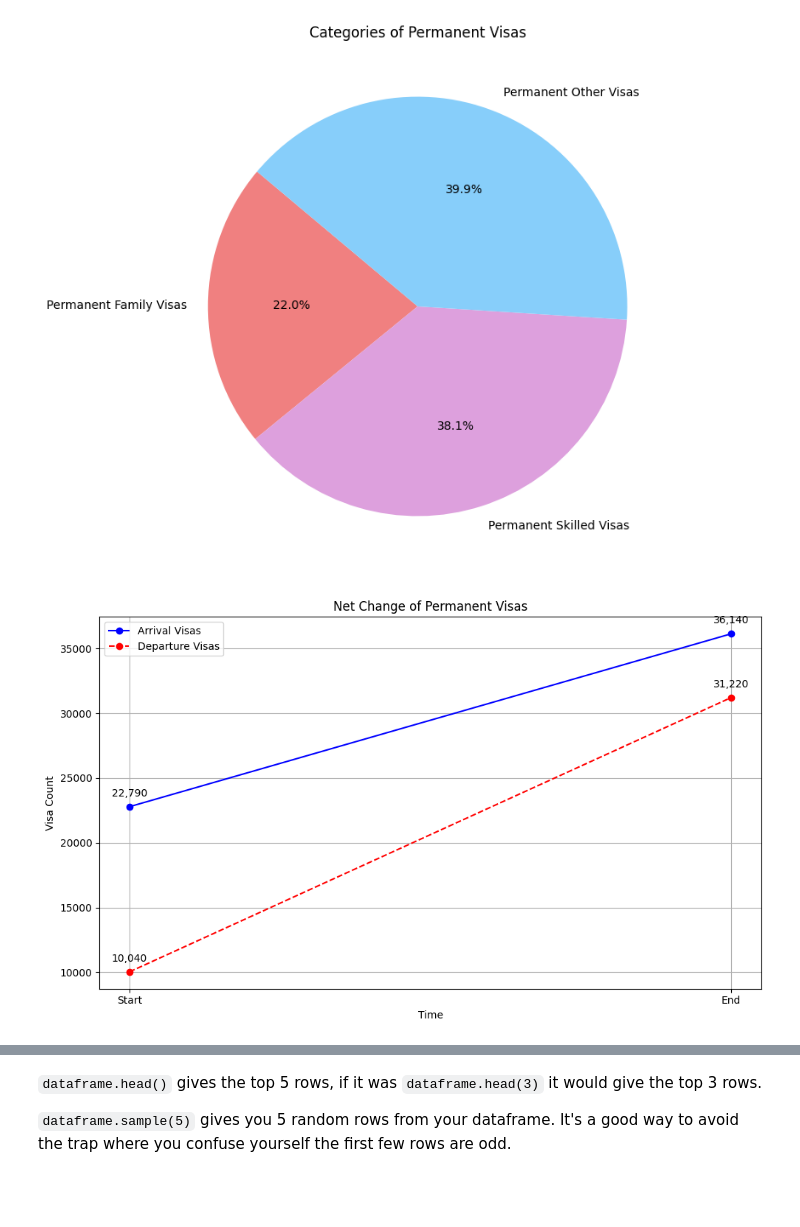
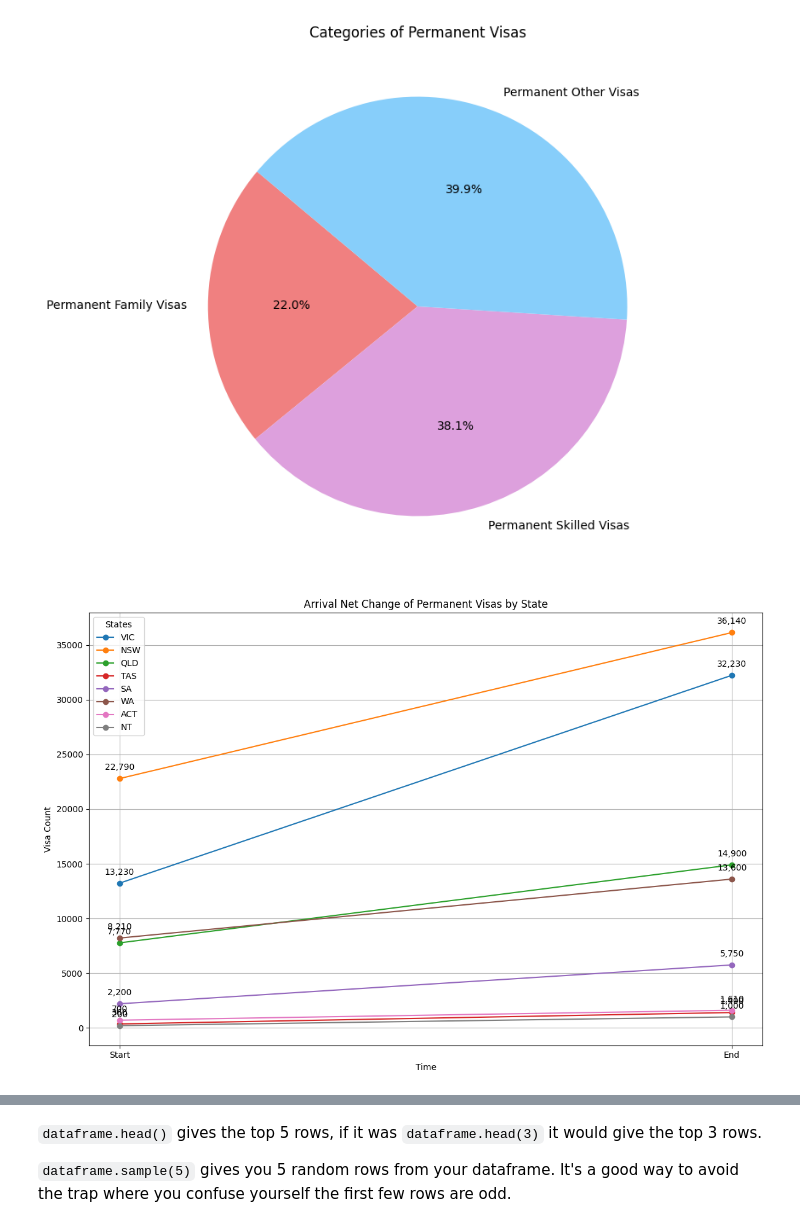
Before and after one commit to amelia-hov/travel_dataproject, a Jupyter notebook: data_introduction/Travel_Data_Project.ipynb, the cells around one changed output, grey strips where cells are left out. Cells and saved outputs as stored; diff of their text form; code cells hidden in the pictures; blank space fills up the shorter version.

Commit message:
With Net changes graphs

```diff
--- a/data_introduction/Travel_Data_Project.ipynb
+++ b/data_introduction/Travel_Data_Project.ipynb
@@ -658,45 +625,34 @@ plt.show()
 # %% [output]
 [figure]
 # %%
-starting_value1 = 22790  # Replace with actual starting value for Dataset 1
-ending_value1 = 36140    # Replace with actual ending value for Dataset 1
-
-# Define the values for the second dataset
-starting_value2 = 10040  # Replace with actual starting value for Dataset 2
-ending_value2 = 31220   # Replace with actual ending value for Dataset 2
+states = ['VIC', 'NSW', 'QLD', 'TAS', 'SA', 'WA', 'ACT', 'NT']
+starting_values = [13230, 22790, 7770, 360, 2200, 8210, 700, 200]  # Replace with actual starting values for each state
+ending_values = [32230, 36140, 14900, 1400, 5750, 13600, 1610, 1000]  # Replace with actual ending values for each state
 
 # Data for plotting
 categories = ['Start', 'End']
-values1 = [starting_value1, ending_value1]  # Data for the first line
-values2 = [starting_value2, ending_value2]  # Data for the second line
 
-# Plot the data
-plt.figure(figsize=(10, 6))
+plt.figure(figsize=(12, 8))
 
-# First line
-plt.plot(categories, values1, marker='o', linestyle='-', color='b', label='Arrival Visas')
+# Plot data for each state
+for i, state in enumerate(states):
+    plt.plot(categories, [starting_values[i], ending_values[i]], marker='o', linestyle='-', label=f'{state}')
 
-# Second line
-plt.plot(categories, values2, marker='o', linestyle='--', color='r', label='Departure Visas')
-
-# Annotate the points
-for i, value in enumerate(values1):
-    plt.annotate(f'{value:,}', (categories[i], values1[i]), textcoords="offset points", xytext=(0,10), ha='center')
-
-for i, value in enumerate(values2):
-    plt.annotate(f'{value:,}', (categories[i], values2[i]), textcoords="offset points", xytext=(0,10), ha='center')
+    # Annotate the points
+    plt.annotate(f'{starting_values[i]:,}', (categories[0], starting_values[i]), textcoords="offset points", xytext=(0,10), ha='center')
+    plt.annotate(f'{ending_values[i]:,}', (categories[1], ending_values[i]), textcoords="offset points", xytext=(0,10), ha='center')
 
 # Add titles and labels
-plt.title('Net Change of Permanent Visas')
+plt.title('Arrival Net Change of Permanent Visas by State')
 plt.xlabel('Time')
 plt.ylabel('Visa Count')
 
 # Add a legend
-plt.legend(loc='upper left')
+plt.legend(title='States')
 
 # Display the plot
 plt.grid(True)
 plt.tight_layout()
 plt.show()
 # %% [output]
-[figure, old version]
+[figure, new version]
```
Also changed, not shown: parts of 8 cells of this notebook.
